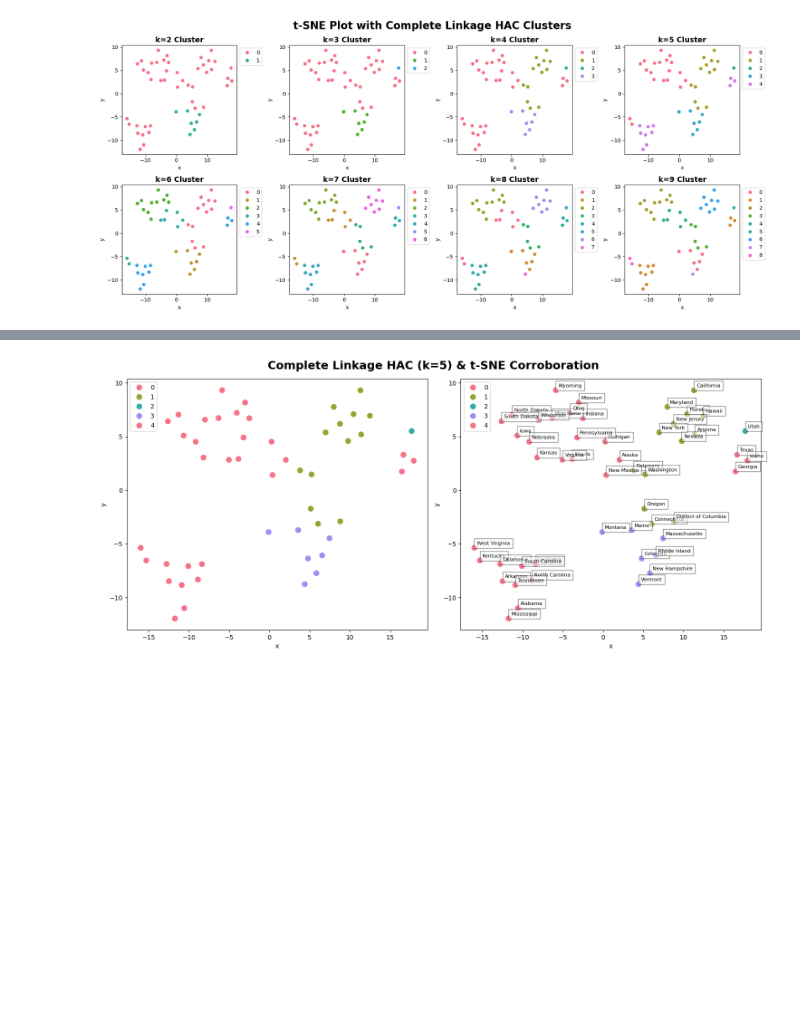
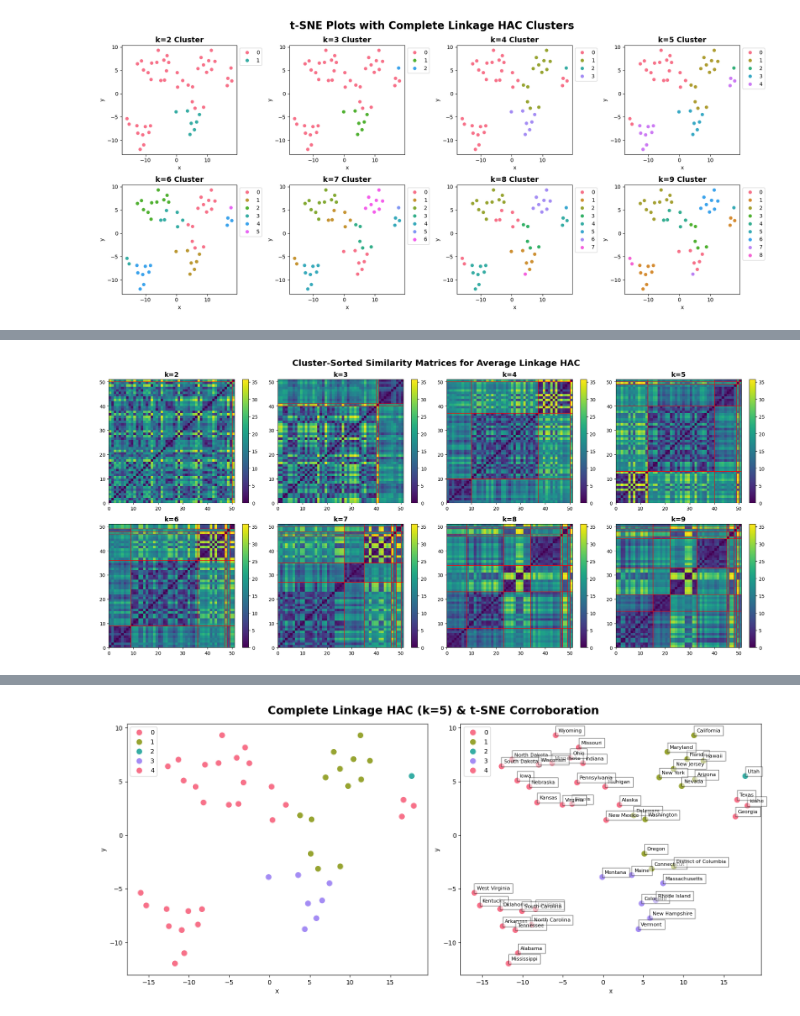
Before and after one commit to BenLeidig/stat437-project, a Jupyter notebook: project_template.ipynb, the cells around one changed output, grey strips where cells are left out. Drawn from its saved outputs; the diff is of its cells as text; code cells hidden in the pictures; blank space fills up the shorter version.

```diff
--- a/project_template.ipynb
+++ b/project_template.ipynb
@@ -352,0 +374,29 @@ plt.show()
+# %%
+k = 9 # CLUSTER
+df_scaled_average = df_scaled.copy(deep=True)
+for k in range(2, k+1):
+    hac = AgglomerativeClustering(n_clusters=k, metric='euclidean', linkage='average')
+    df_scaled_average[f'predicted_cluster_k{k}'] = hac.fit_predict(X_scaled)
+
+fig, axes = plt.subplots(nrows=2, ncols=4, figsize=(20, 9))
+axes = axes.flatten()
+
+for k in range(2, k+1):
+    ax = axes[k-2]
+    df_sort = df_scaled_average.sort_values(f'predicted_cluster_k{k}', ascending=True)
+    dist_mat = squareform(pdist(df_sort.select_dtypes([int, float])))
+    bounds = np.flatnonzero(np.diff(df_sort[f'predicted_cluster_k{k}'].to_numpy())) + 1
+    im = ax.pcolormesh(dist_mat)
+    fig.colorbar(im, ax=ax)
+    N = len(df_sort)
+    ax.vlines(bounds, 0, len(df_sort), colors='red', lw=2)
+    ax.hlines(bounds, 0, len(df_sort), colors='red', lw=2)
+    ax.set_xlim([0,N])
+    ax.set_ylim([0,N])
+    ax.set_title(f'k={k}', fontweight='bold', fontsize=14)
+
+fig.suptitle('Cluster-Sorted Similarity Matrices for Average Linkage HAC', fontsize=18, fontweight='bold')
+fig.tight_layout()
+plt.show()
+# %% [output]
+[figure, added]
```
Also changed, not shown: parts of 5 cells of this notebook, 1 other file.
